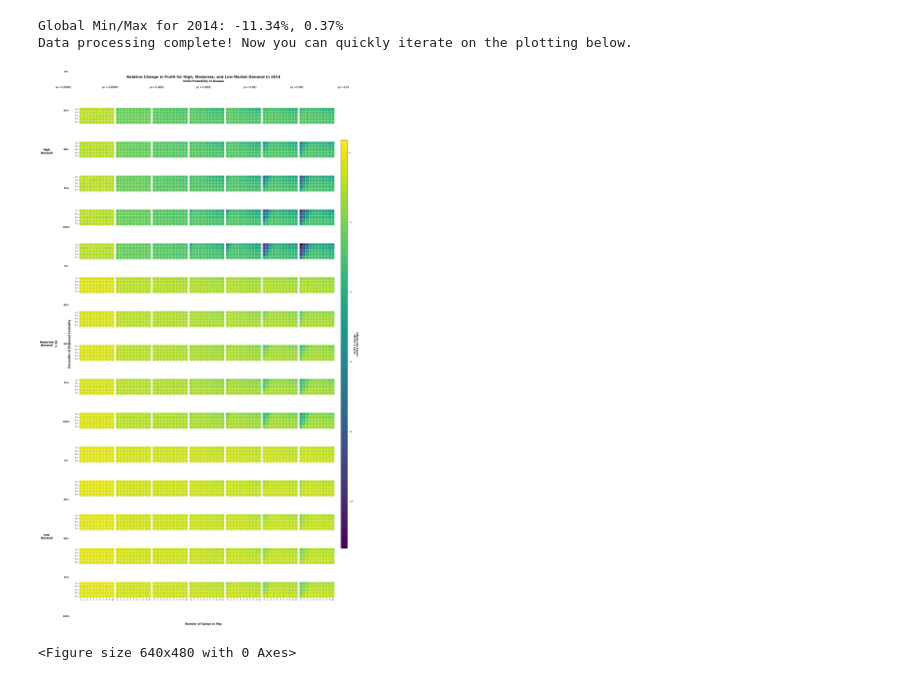
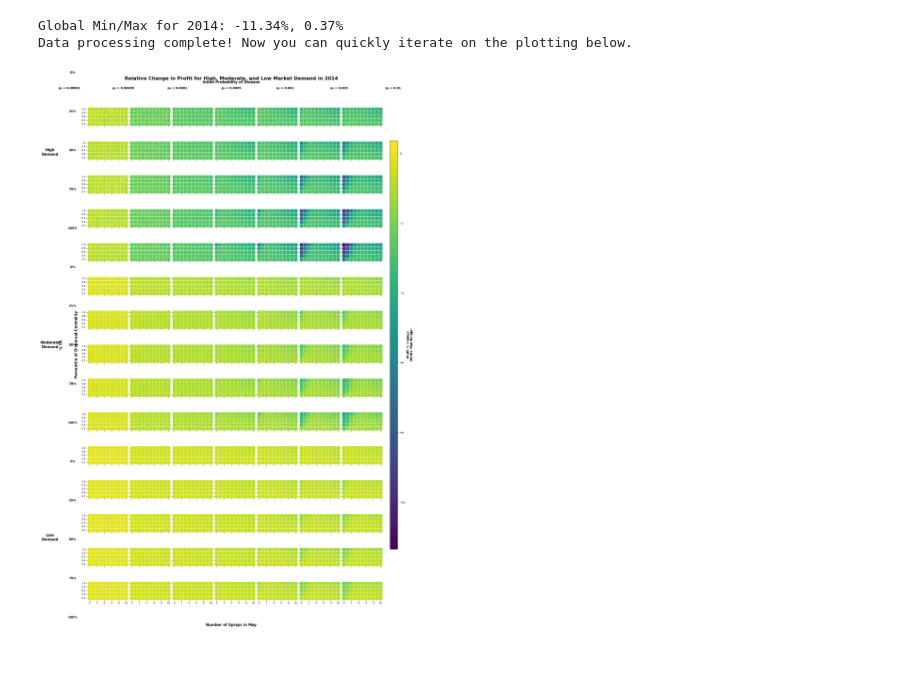
Before and after one commit to joshfpedro/hops-project-2025, a Jupyter notebook: notebooks/13.2-heatmaps.ipynb, the cells around one changed output. Cells and saved outputs as stored; diff of their text form; code cells hidden in the pictures.

```diff
--- a/notebooks/13.2-heatmaps.ipynb
+++ b/notebooks/13.2-heatmaps.ipynb
@@ -283,8 +284,11 @@ norm = Normalize(vmin=v_min, vmax=v_max)
 
 # --- Step 4: Set up the figure and subplots ---
 # Store figure globally so layout adjustment cell can access it
+# ADJUST FIGURE SIZE HERE: (width_per_col * n_cols, height_per_row * total_rows)
+width_per_col = 2.5   # Reduce from 3 to make narrower
+height_per_row = 1.8  # Reduce from 2.5 to make shorter
 global current_fig, current_axes
-current_fig, current_axes = plt.subplots(total_rows, n_cols, figsize=(3*n_cols, 2.5*total_rows))
+current_fig, current_axes = plt.subplots(total_rows, n_cols, figsize=(width_per_col*n_cols, height_per_row*total_rows))
 fig, axes = current_fig, current_axes
 
 if total_rows == 1:
@@ -369,65 +373,33 @@ for demand_idx, market_demand in enumerate(market_demands):
 # Add "% V6" label
 fig.text(0.05, 0.5, "% V6", ha='center', va='center', fontsize=12,
          fontweight='bold', rotation=90)
 
 # Add shared axis labels
 fig.text(0.5, 0.02, "Number of Sprays in May", ha='center', va='center',
          fontsize=12, fontweight='bold')
 fig.text(0.09, 0.5, "Percentile of Dispersal-Centrality", ha='center', va='center',
          fontsize=12, fontweight='bold', rotation=90)
 
 # --- Step 7: Add colorbar ---
 # Create a colorbar
 cbar_ax = fig.add_axes([0.92, 0.15, 0.02, 0.7])  # [left, bottom, width, height]
 sm = plt.cm.ScalarMappable(cmap=cmap, norm=norm)
 sm.set_array([])
 cbar = fig.colorbar(sm, cax=cbar_ax)
 cbar.set_label('Profit % Change\n(Entire Year Range)', fontsize=10, fontweight='bold')
 cbar.ax.tick_params(labelsize=9)
 
 # *** ADJUST THESE VALUES TO EXPERIMENT WITH LAYOUT ***
 plt.subplots_adjust(left=0.12, right=0.9, top=0.92, bottom=0.05,
                     wspace=0.05, hspace=0.01)
 
 # Save the figure BEFORE showing it
 # plt.savefig('../reports/figures/profit_heatmap_high_moderate_low_demand_2014.png',
 #             dpi=300, bbox_inches='tight', facecolor='white')
 
 # Show the plot
 plt.show()
 # %% [output]
-[figure, old version]
+[figure, new version]
-# %%
-# *** SUPER FAST LAYOUT ADJUSTMENT CELL ***
-# Run this cell to quickly adjust subplot spacing without regenerating the plot
-# (Make sure you've run the plotting cell above first)
-
-# Experiment with these values:
-left = 0.12     # Left margin
-right = 0.9     # Right margin
-top = 0.5      # Top margin
-bottom = 0.05   # Bottom margin
-wspace = 0.05   # Width spacing between subplots
-hspace = 0.01   # Height spacing between subplots
-
-# Use the stored figure from the plotting cell
-try:
-    # Adjust the layout of the stored figure
-    current_fig.subplots_adjust(left=left, right=right, top=top, bottom=bottom,
-                               wspace=wspace, hspace=hspace)
-
-    # Clear any existing plots and display the updated figure
-    plt.close('all')  # Close any other figures
-    plt.figure(current_fig.number)  # Make current_fig the active figure
-    current_fig.canvas.draw()  # Force redraw
-    plt.show(current_fig)  # Show the specific figure
-
-except NameError:
-    print("Please run the plotting cell above first to create the figure!")
-except Exception as e:
-    print(f"Error: {e}")
-    print("Please run the plotting cell above first.")
-# %% [output]
-<Figure size 640x480 with 0 Axes>
 # %%
 # *** ALTERNATIVE: INSTANT LAYOUT REFRESH ***
```
Also changed, not shown: parts of 2 cells of this notebook, 1 other file.
